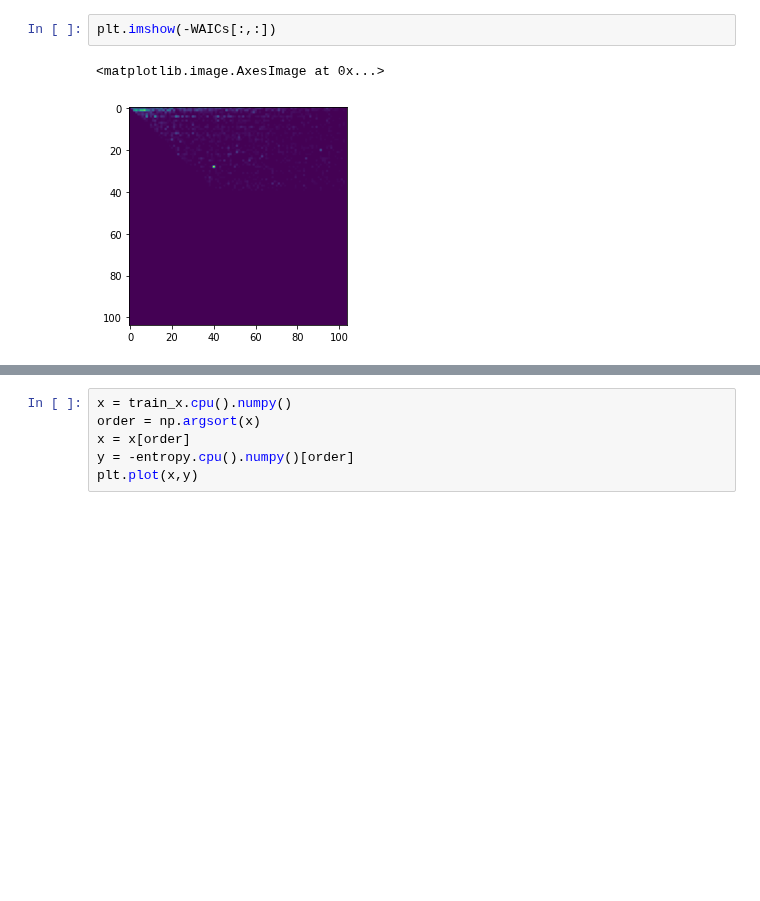
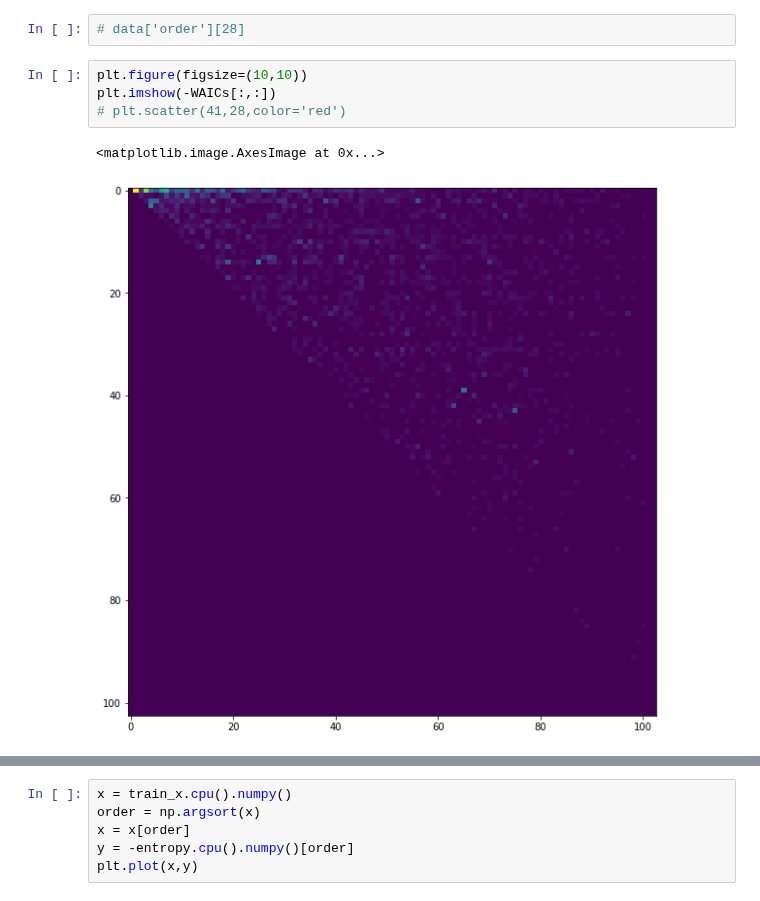
Before and after one commit to NinelK/CopulaGP, a Jupyter notebook: notebooks/vine/Vine.ipynb, the cells around one changed output, grey strips where cells are left out. Saved outputs shown, nothing was run; the diff lists cells and outputs as text; blank space fills up the shorter version.

```diff
--- a/notebooks/vine/Vine.ipynb
+++ b/notebooks/vine/Vine.ipynb
@@ -36,6 +34,10 @@ Loading stops and only the WAICs for lower trees are returned
-# %%
-plt.imshow(-WAICs[:,:])
-# %% [output]
-<matplotlib.image.AxesImage at 0x...>
-[figure, removed]
+# %%
+# data['order'][28]
+# %%
+plt.figure(figsize=(10,10))
+plt.imshow(-WAICs[:,:])
+# plt.scatter(41,28,color='red')
+# %% [output]
+<matplotlib.image.AxesImage at 0x...>
+[figure, added]
 # %%
```
Also changed, not shown: parts of 31 cells of this notebook, 3 other files.
